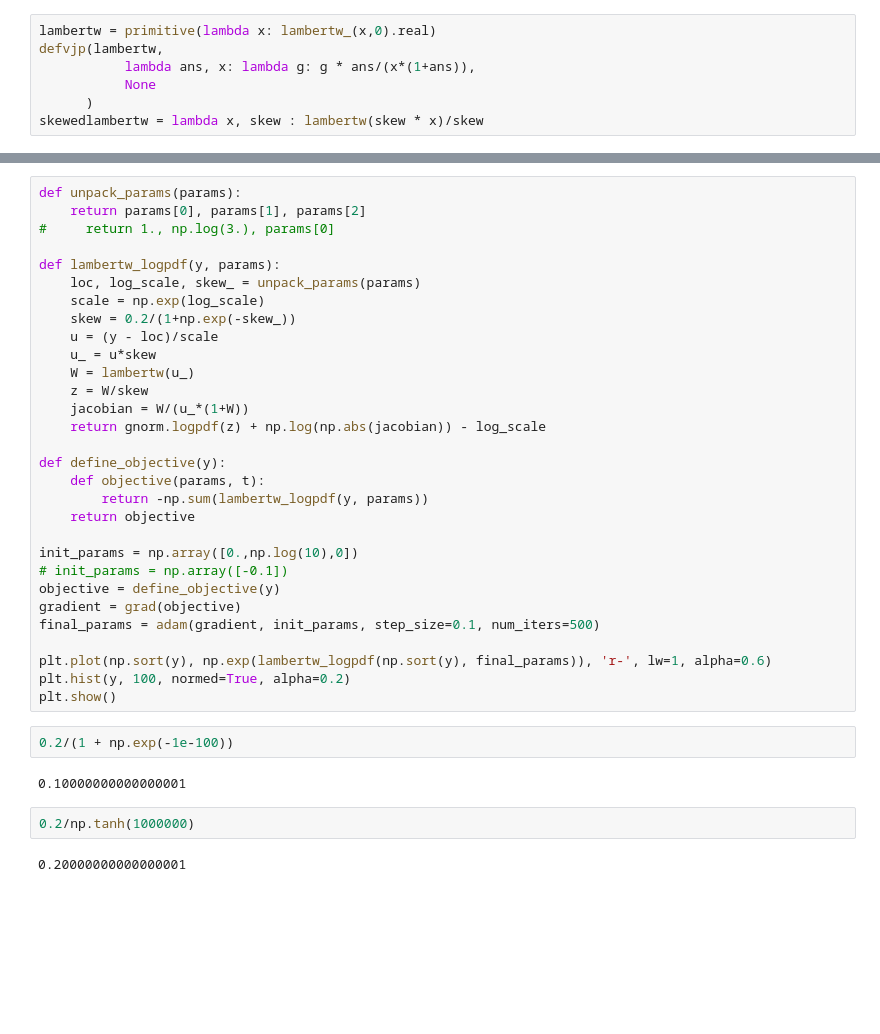
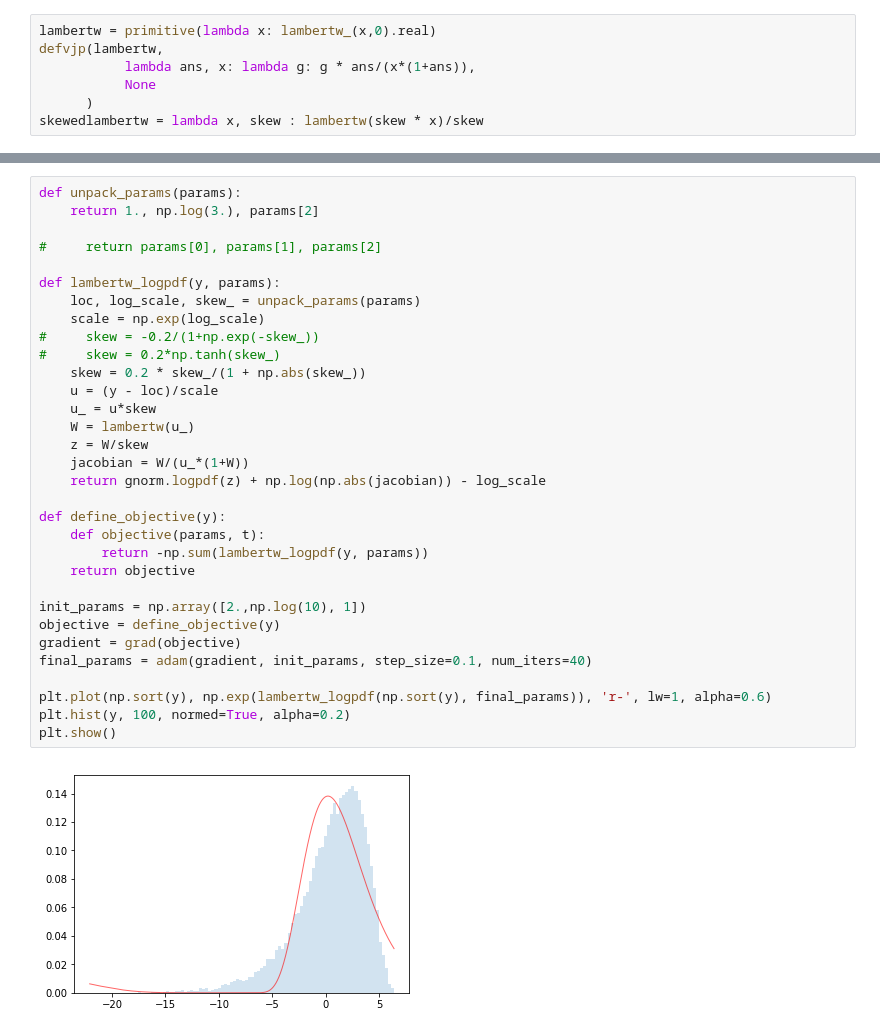
Before and after one commit to sevvi/lambert-matrix-factorization, a Jupyter notebook: lambert-distribution-sanity.ipynb, the cells around one changed output, grey strips where cells are left out. Cells and saved outputs as stored; diff of their text form; blank space fills up the shorter version.

```diff
--- a/lambert-distribution-sanity.ipynb
+++ b/lambert-distribution-sanity.ipynb
@@ -71,38 +71,34 @@ plt.show()
 # %%
 def unpack_params(params):
-    return params[0], params[1], params[2]
-#     return 1., np.log(3.), params[0]
+    return 1., np.log(3.), params[2]
+
+#     return params[0], params[1], params[2]
 
 def lambertw_logpdf(y, params):
     loc, log_scale, skew_ = unpack_params(params)
     scale = np.exp(log_scale)
-    skew = 0.2/(1+np.exp(-skew_))
+#     skew = -0.2/(1+np.exp(-skew_))
+#     skew = 0.2*np.tanh(skew_)
+    skew = 0.2 * skew_/(1 + np.abs(skew_))
     u = (y - loc)/scale
     u_ = u*skew
     W = lambertw(u_)
     z = W/skew
     jacobian = W/(u_*(1+W))
     return gnorm.logpdf(z) + np.log(np.abs(jacobian)) - log_scale
 
 def define_objective(y):
     def objective(params, t):
         return -np.sum(lambertw_logpdf(y, params))
     return objective
 
-init_params = np.array([0.,np.log(10),0])
-# init_params = np.array([-0.1])
+init_params = np.array([2.,np.log(10), 1])
 objective = define_objective(y)
 gradient = grad(objective)
-final_params = adam(gradient, init_params, step_size=0.1, num_iters=500)
+final_params = adam(gradient, init_params, step_size=0.1, num_iters=40)
 
 plt.plot(np.sort(y), np.exp(lambertw_logpdf(np.sort(y), final_params)), 'r-', lw=1, alpha=0.6)
 plt.hist(y, 100, normed=True, alpha=0.2)
 plt.show()
+# %% [output]
+[figure, added]
-# %%
-0.2/(1 + np.exp(-1e-100))
-# %% [output]
-0.10000000000000001
-# %%
-0.2/np.tanh(1000000)
-# %% [output]
-0.20000000000000001
```
Also changed, not shown: parts of 4 cells of this notebook, 1 other file.
